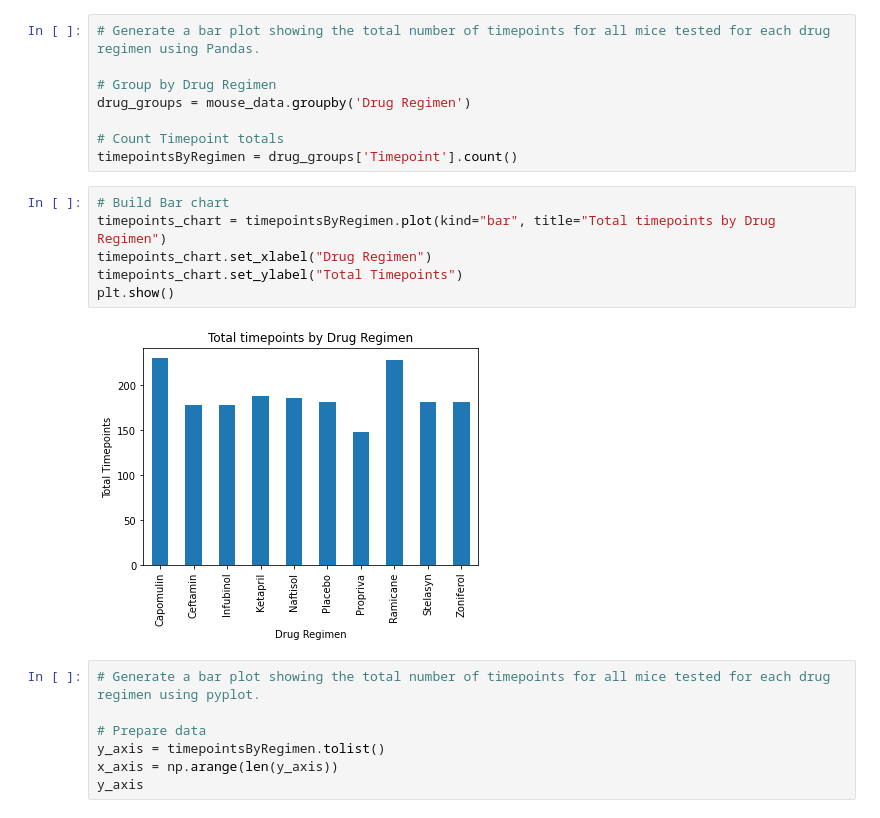
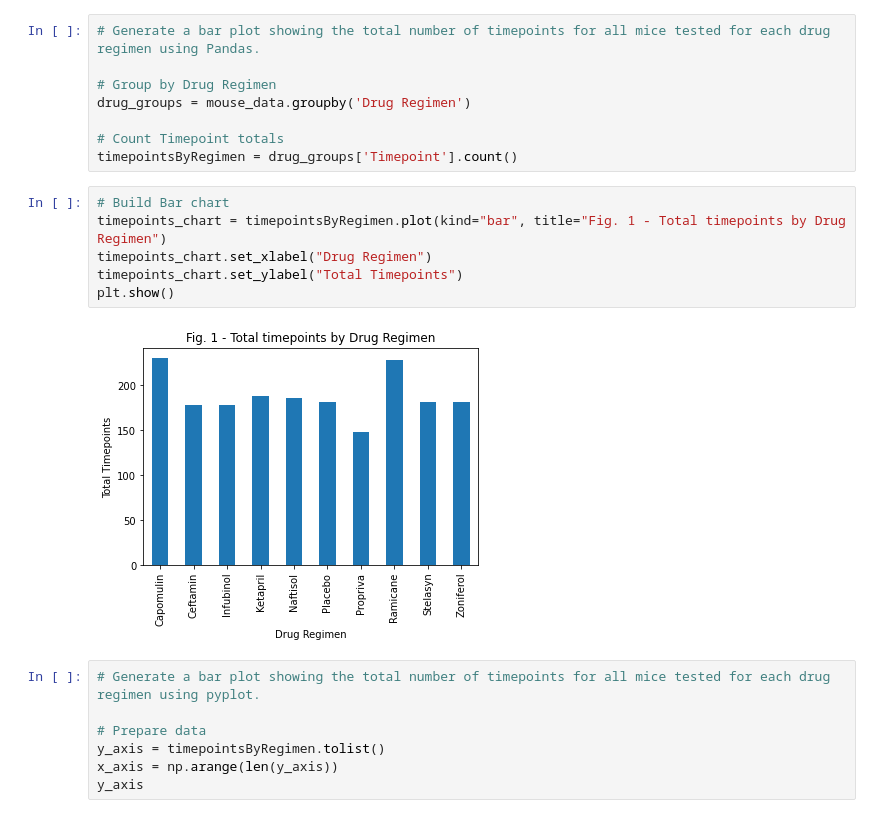
Before and after one commit to shirinegm/matplotlib-challenge, a Jupyter notebook: pymaceuticals_starter.ipynb, the cells around one changed output. Cells and saved outputs as stored; diff of their text form.

```diff
--- a/pymaceuticals_starter.ipynb
+++ b/pymaceuticals_starter.ipynb
@@ -194,12 +199,12 @@ drug_groups = mouse_data.groupby('Drug Regimen')
 timepointsByRegimen = drug_groups['Timepoint'].count()
 # %%
 # Build Bar chart
-timepoints_chart = timepointsByRegimen.plot(kind="bar", title="Total timepoints by Drug Regimen")
+timepoints_chart = timepointsByRegimen.plot(kind="bar", title="Fig. 1 - Total timepoints by Drug Regimen")
 timepoints_chart.set_xlabel("Drug Regimen")
 timepoints_chart.set_ylabel("Total Timepoints")
 plt.show()
 # %% [output]
-[figure, old version]
+[figure, new version]
 # %%
 # Generate a bar plot showing the total number of timepoints for all mice tested for each drug regimen using pyplot.
 
```
Also changed, not shown: parts of 4 cells of this notebook.
